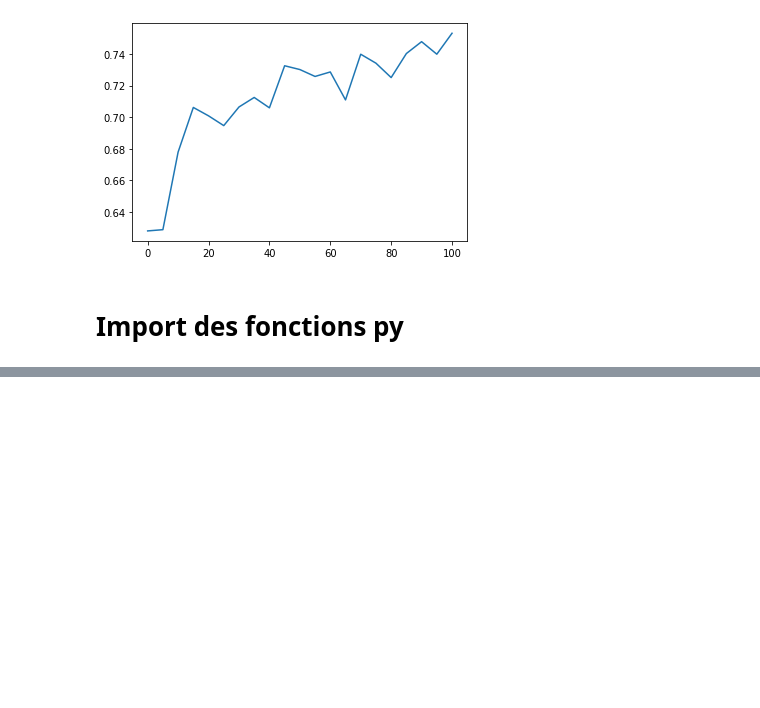
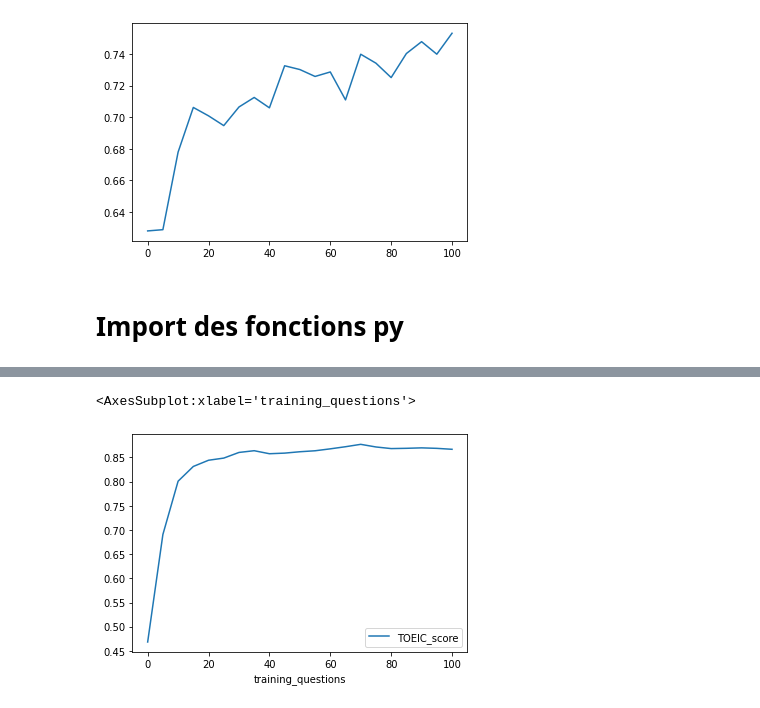
Before and after one commit to YohannD/riiid_final_project, a Jupyter notebook: notebooks/tm_prediction_loop.ipynb, the cells around one changed output, grey strips where cells are left out. Drawn from its saved outputs; the diff is of its cells as text; code cells hidden in the pictures; blank space fills up the shorter version.

```diff
--- a/notebooks/tm_prediction_loop.ipynb
+++ b/notebooks/tm_prediction_loop.ipynb
@@ -305,25 +311,32 @@ user_history
 def training (my_pipeline,
               pipeline_features_list,
               qstats,
+              qselection_by_part_and_level=None,
               user_history=None,
               loop_length=30,
               question_selection_strategy='random'):
-    '''only the random strategy implemented yet'''
+    '''only the random and knowledge_tracing strategies implemented yet'''
+    number_of_questions_seen_in_train=len(user_history.query('mode=="training"'))
     for i in range(loop_length):
         ### CHOIX DE LA QUESTION ###
-        if question_selection_strategy=='random':
-            next_question_id=random.choice(qstats.content_id.to_list())
+        next_question_id=pick_a_question(qstats,
+                                         qselection_by_part_and_level,
+                                         user_history.iloc[-1],
+                                         strategy=question_selection_strategy,
+                                         number_of_questions_seen=number_of_questions_seen_in_train)
 
 
-            user_history=user_history_update(0,
+        user_history=user_history_update(0,
                                          next_question_id,
                                          qstats,
                                          user_history,
                                          mode='training',
                                          prior_question_had_explanation=random.uniform(0, 1)>0.1)
 
+        number_of_questions_seen_in_train+=1
+
         ### PREDICTION ###
-            user_history.iloc[-1,-1]\
+        user_history.iloc[-1,-1]\
                 = my_pipeline.predict_proba(user_history[pipeline_features_list.feature.to_list()].iloc[-2:-1])[0,1]
     return user_history
 # %% [markdown]
@@ -475,12 +539,12 @@ def initialize_profile(experience_list):
             user_correct_answers_cum_parts.append(0)
             at_least_one_lesson=0
         if experience_list[i]==1:
-            user_avg_score_cum_parts.append(parts_mean_perfs[i]/2)
-            user_correct_answers_cum_parts.append(parts_mean_correct_count[i]/2)
+            user_avg_score_cum_parts.append(parts_mean_perfs[i]/3)
+            user_correct_answers_cum_parts.append(parts_mean_correct_count[i]/3)
             at_least_one_lesson=0
         if experience_list[i]==2:
-            user_avg_score_cum_parts.append(parts_mean_perfs[i])
-            user_correct_answers_cum_parts.append(parts_mean_correct_count[i])
+            user_avg_score_cum_parts.append(parts_mean_perfs[i]*2/3)
+            user_correct_answers_cum_parts.append(parts_mean_correct_count[i]*2/3)
             at_least_one_lesson=1
         if experience_list[i]==3:
             user_avg_score_cum_parts.append(1)
@@ -663,0 +1010,10 @@ entrainement 20/25
+# %%
+df_beginners_knowledge_t=plot_learning_curve(my_pipeline,
+                        pipeline_features_list,
+                        qstats,
+                        initial_experience=[0,0,0,0,0,0,0],
+                        number_students=10,
+                        training_batch_size=5,
+                        number_of_training_batches=20,
+                        training_question_selection_strategy='knowledge_tracing')
+df_beginners_knowledge_t
@@ -663,0 +1076,5 @@ entrainement 20/25
+# %%
+df_beginners_knowledge_t.plot()
+# %% [output]
+<AxesSubplot:xlabel='training_questions'>
+[figure, added]
```
Also changed, not shown: parts of 72 cells of this notebook, 1 other file.
